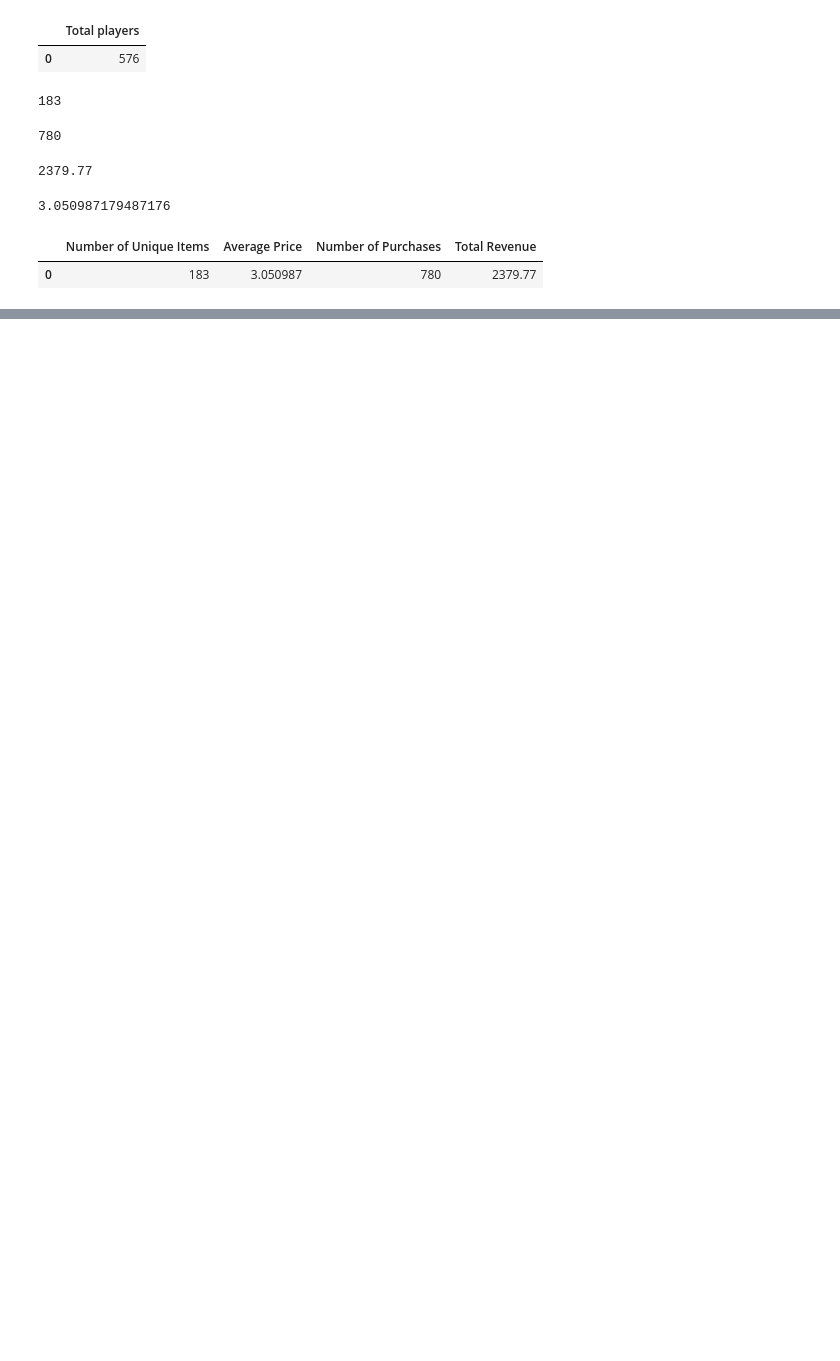
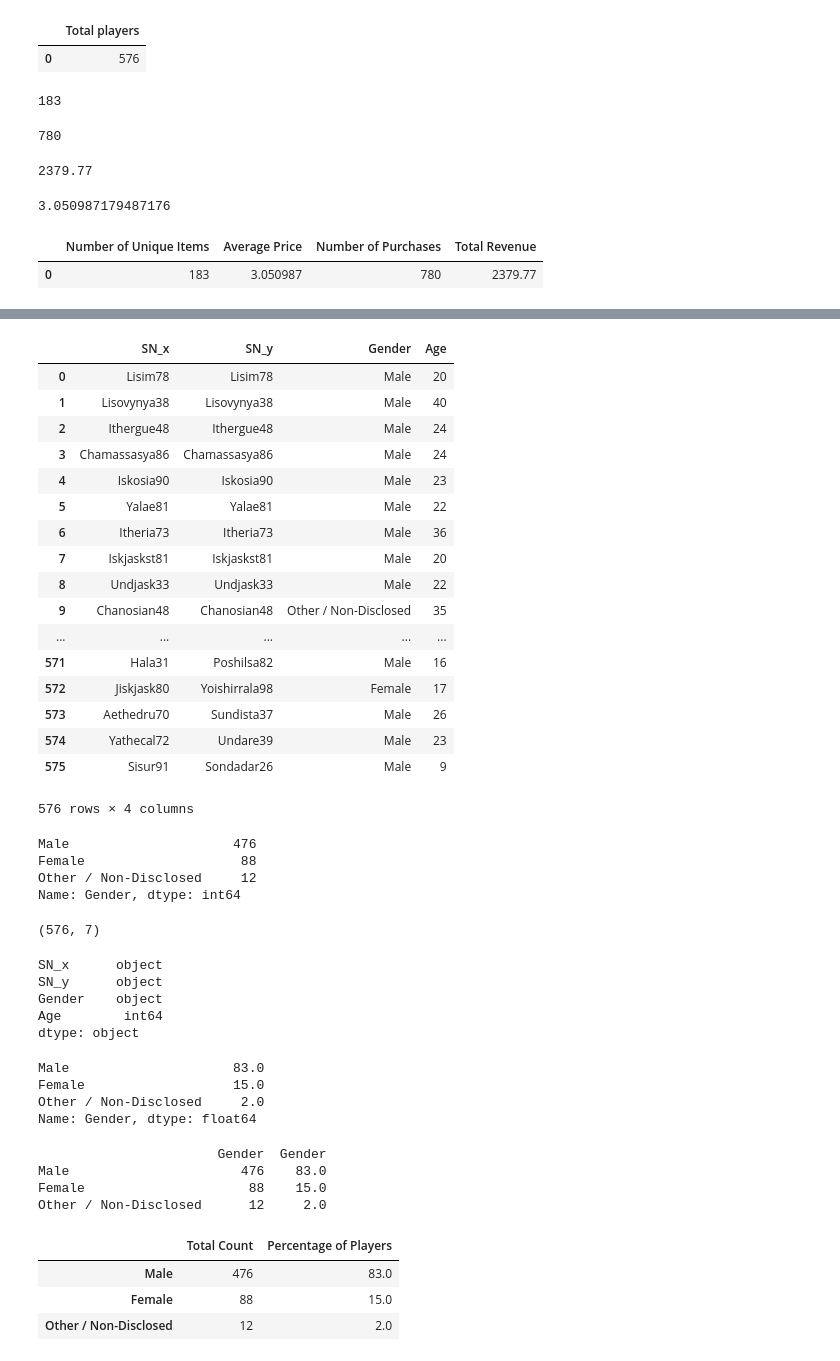
Before and after one commit to krob030/pandas, a Jupyter notebook: heroes.ipynb, the cells around one changed output, grey strips where cells are left out. Cells and saved outputs as stored; diff of their text form; code cells hidden in the pictures; blank space fills up the shorter version.

```diff
--- a/heroes.ipynb
+++ b/heroes.ipynb
@@ -18,6 +15,3 @@ purchase_data.head()
 | 2 | 2 | Ithergue48 | 24 | Male | 92 | Final Critic | 4.88 |
 | 3 | 3 | Chamassasya86 | 24 | Male | 100 | Blindscythe | 3.27 |
 | 4 | 4 | Iskosia90 | 23 | Male | 131 | Fury | 1.44 |
-# %%
-purchase_data.columns= ["Purchase ID", "SN", "Age", "Gender", "Item ID", "Item Name", "Price"]
-purchase_data.columns
@@ -119,0 +125,3 @@ dtype: float64
+# %%
+M = pd.DataFrame(purchase_data, columns=["SN","Gender","Age"])
+M.head()
@@ -119,0 +135,3 @@ dtype: float64
+# %%
+pn = pd.DataFrame(M["SN"].unique())
+pn
@@ -119,0 +161,3 @@ dtype: float64
+# %%
+pn.columns = ['SN']
+pn
@@ -119,0 +183,67 @@ dtype: float64
+# %%
+merge_test = pn.merge(M, left_index=True, right_index=True)
+merge_test
+# %% [output]
+|  | SN_x | SN_y | Gender | Age |
+| 0 | Lisim78 | Lisim78 | Male | 20 |
+| 1 | Lisovynya38 | Lisovynya38 | Male | 40 |
+| 2 | Ithergue48 | Ithergue48 | Male | 24 |
+| 3 | Chamassasya86 | Chamassasya86 | Male | 24 |
+| 4 | Iskosia90 | Iskosia90 | Male | 23 |
+| 5 | Yalae81 | Yalae81 | Male | 22 |
+| 6 | Itheria73 | Itheria73 | Male | 36 |
+| 7 | Iskjaskst81 | Iskjaskst81 | Male | 20 |
+| 8 | Undjask33 | Undjask33 | Male | 22 |
+| 9 | Chanosian48 | Chanosian48 | Other / Non-Disclosed | 35 |
+| ... | ... | ... | ... | ... |
+| 571 | Hala31 | Poshilsa82 | Male | 16 |
+| 572 | Jiskjask80 | Yoishirrala98 | Female | 17 |
+| 573 | Aethedru70 | Sundista37 | Male | 26 |
+| 574 | Yathecal72 | Undare39 | Male | 23 |
+| 575 | Sisur91 | Sondadar26 | Male | 9 |
+576 rows × 4 columns
+# %%
+Gen= merge_test[("Gender")].value_counts()
+Gen
+# %% [output]
+Male                     476
+Female                    88
+Other / Non-Disclosed     12
+Name: Gender, dtype: int64
+# %%
+purchase_data.drop_duplicates(subset=["SN"]).shape
+# %% [output]
+(576, 7)
+# %%
+merge_test.dtypes
+# %% [output]
+SN_x      object
+SN_y      object
+Gender    object
+Age        int64
+dtype: object
+# %%
+pct= (merge_test["Gender"]).value_counts(normalize=True).round(2)*100
+print(pct)
+# %% [output]
+Male                     83.0
+Female                   15.0
+Other / Non-Disclosed     2.0
+Name: Gender, dtype: float64
+# %%
+j= pd.concat(([Gen,pct]), axis=1)
+print(j)
+# %% [output]
+                       Gender  Gender
+Male                      476    83.0
+Female                     88    15.0
+Other / Non-Disclosed      12     2.0
+# %%
+j.columns=["Total Count","Percentage of Players"]
+j
+#Gender Demographics
+# %% [output]
+|  | Total Count | Percentage of Players |
+| Male | 476 | 83.0 |
+| Female | 88 | 15.0 |
+| Other / Non-Disclosed | 12 | 2.0 |
```
Also changed, not shown: parts of 18 cells of this notebook.
